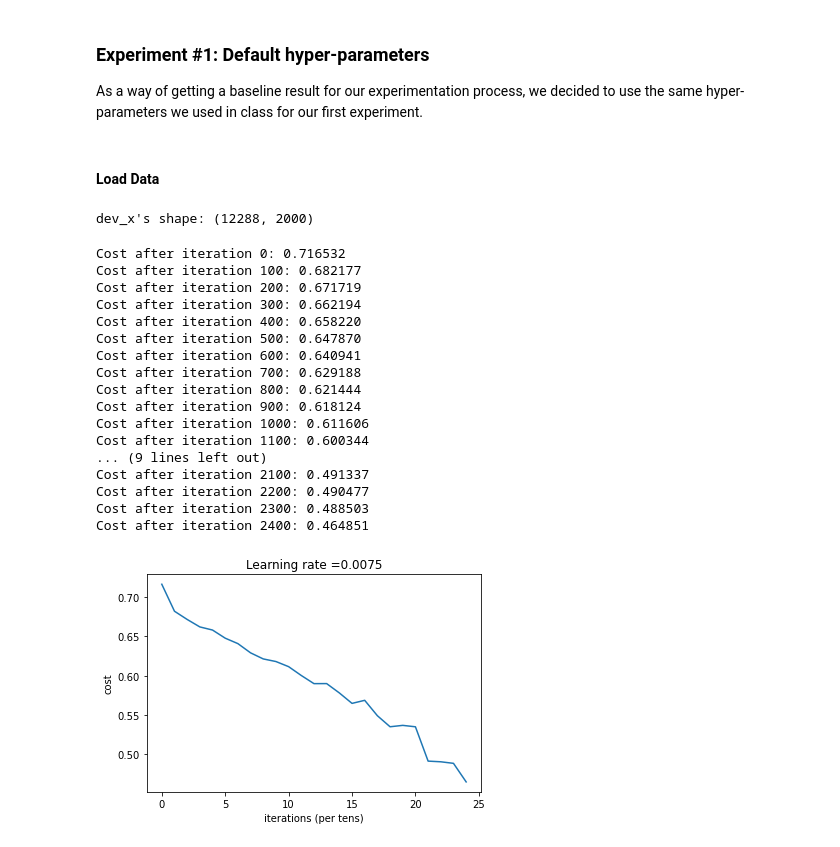
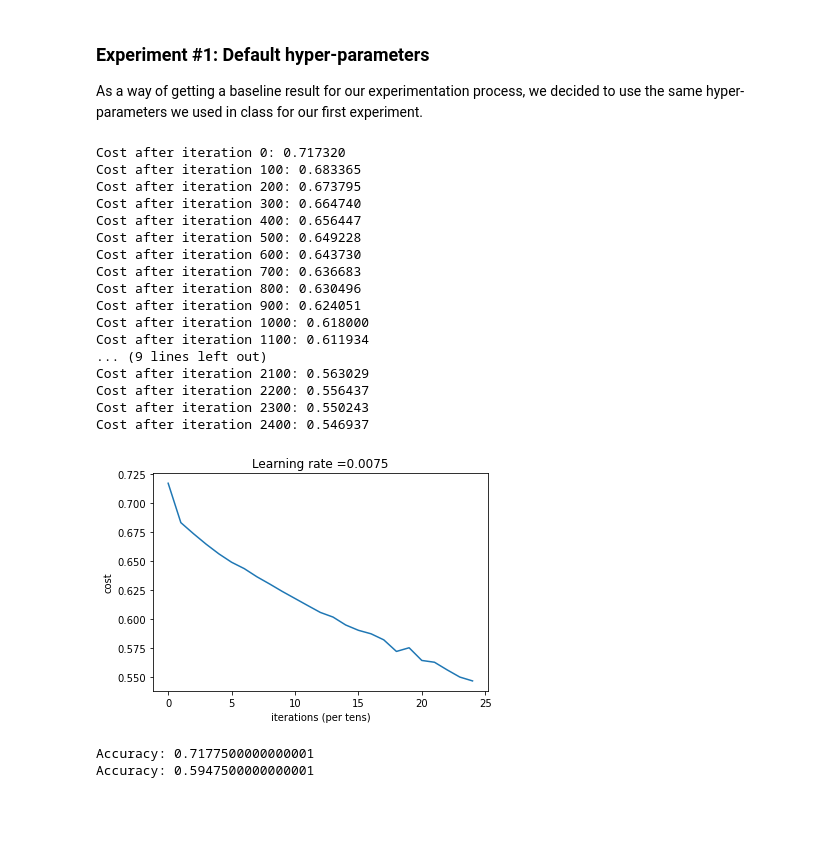
Before and after one commit to JorgeGiovannetti/CatVsDogBinaryClassifier, a Jupyter notebook: CatVsDogModel.ipynb, the cells around one changed output. Saved outputs shown, nothing was run; the diff lists cells and outputs as text; code cells hidden in the pictures; blank space fills up the shorter version.

```diff
--- a/CatVsDogModel.ipynb
+++ b/CatVsDogModel.ipynb
@@ -223,38 +228,35 @@ layers_dims = [train_x.shape[0], 20, 7, 5, 1] #  4-layer model
 # %% [markdown]
 ### Experiment #1: Default hyper-parameters
 As a way of getting a baseline result for our experimentation process, we decided to use the same hyper-parameters we used in class for our first experiment.
-# %% [markdown]
-#### Load Data
-# %%
-dev_x_orig, dev_y, classes = load_data('dev_set')
-dev_x_flatten = dev_x_orig.reshape(dev_x_orig.shape[0], -1).T
-dev_x = dev_x_flatten/255.
-print ("dev_x's shape: " + str(dev_x.shape))
-# %% [output]
-dev_x's shape: (12288, 2000)
 # %%
 learning_rate = 0.0075
 num_iterations = 2500
-layers_dims = [dev_x.shape[0], 20, 7, 5, 1]
+layers_dims = [train_x.shape[0], 20, 7, 5, 1]
 activation_functions = ["relu", "relu", "relu", "sigmoid"]
 
-parameters = L_layer_model(dev_x, dev_y, layers_dims, learning_rate, num_iterations, activation_functions, print_cost = True)
+parameters = L_layer_model(train_x, train_y, layers_dims, learning_rate, num_iterations, activation_functions, print_cost = True)
 # %% [output]
-Cost after iteration 0: 0.716532
-Cost after iteration 100: 0.682177
-Cost after iteration 200: 0.671719
-Cost after iteration 300: 0.662194
-Cost after iteration 400: 0.658220
-Cost after iteration 500: 0.647870
-Cost after iteration 600: 0.640941
-Cost after iteration 700: 0.629188
-Cost after iteration 800: 0.621444
-Cost after iteration 900: 0.618124
-Cost after iteration 1000: 0.611606
-Cost after iteration 1100: 0.600344
+Cost after iteration 0: 0.717320
+Cost after iteration 100: 0.683365
+Cost after iteration 200: 0.673795
+Cost after iteration 300: 0.664740
+Cost after iteration 400: 0.656447
+Cost after iteration 500: 0.649228
+Cost after iteration 600: 0.643730
+Cost after iteration 700: 0.636683
+Cost after iteration 800: 0.630496
+Cost after iteration 900: 0.624051
+Cost after iteration 1000: 0.618000
+Cost after iteration 1100: 0.611934
 ... (9 lines left out)
-Cost after iteration 2100: 0.491337
-Cost after iteration 2200: 0.490477
-Cost after iteration 2300: 0.488503
-Cost after iteration 2400: 0.464851
+Cost after iteration 2100: 0.563029
+Cost after iteration 2200: 0.556437
+Cost after iteration 2300: 0.550243
+Cost after iteration 2400: 0.546937
-[figure, old version]
+[figure, new version]
+# %%
+pred_train = predict(train_x, train_y, parameters, activation_functions)
+pred_dev = predict(dev_x, dev_y, parameters, activation_functions)
+# %% [output]
+Accuracy: 0.7177500000000001
+Accuracy: 0.5947500000000001
```
Also changed, not shown: parts of 69 cells of this notebook.
